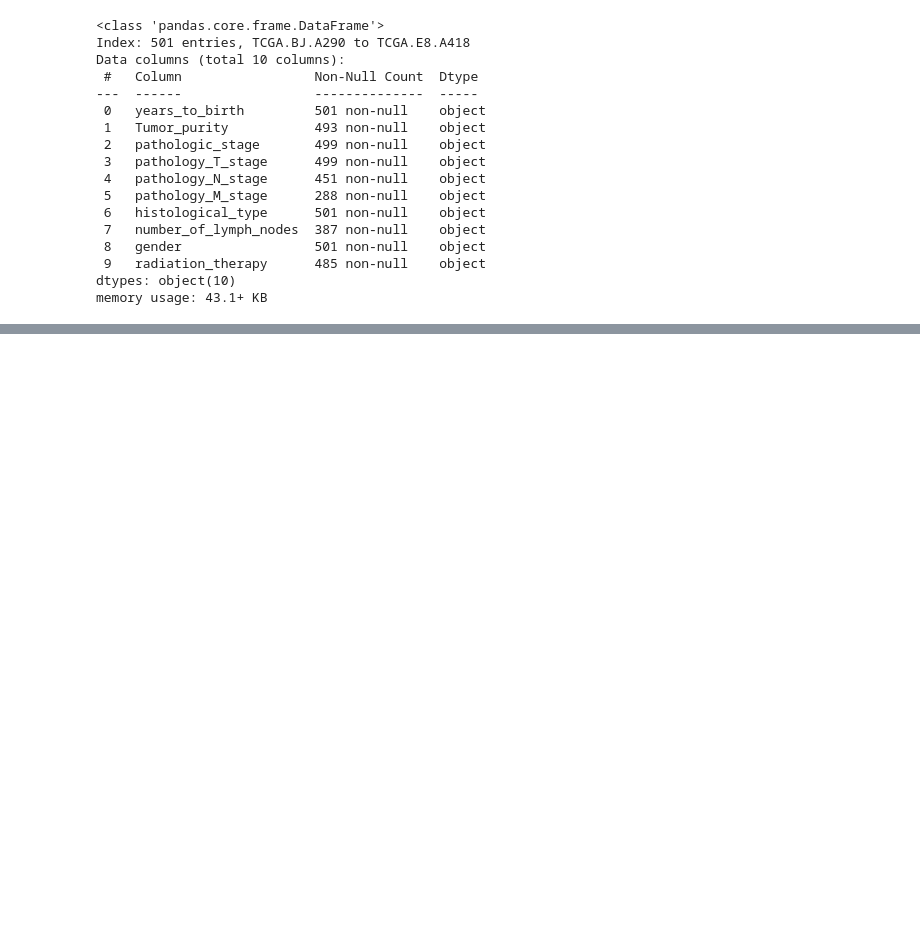
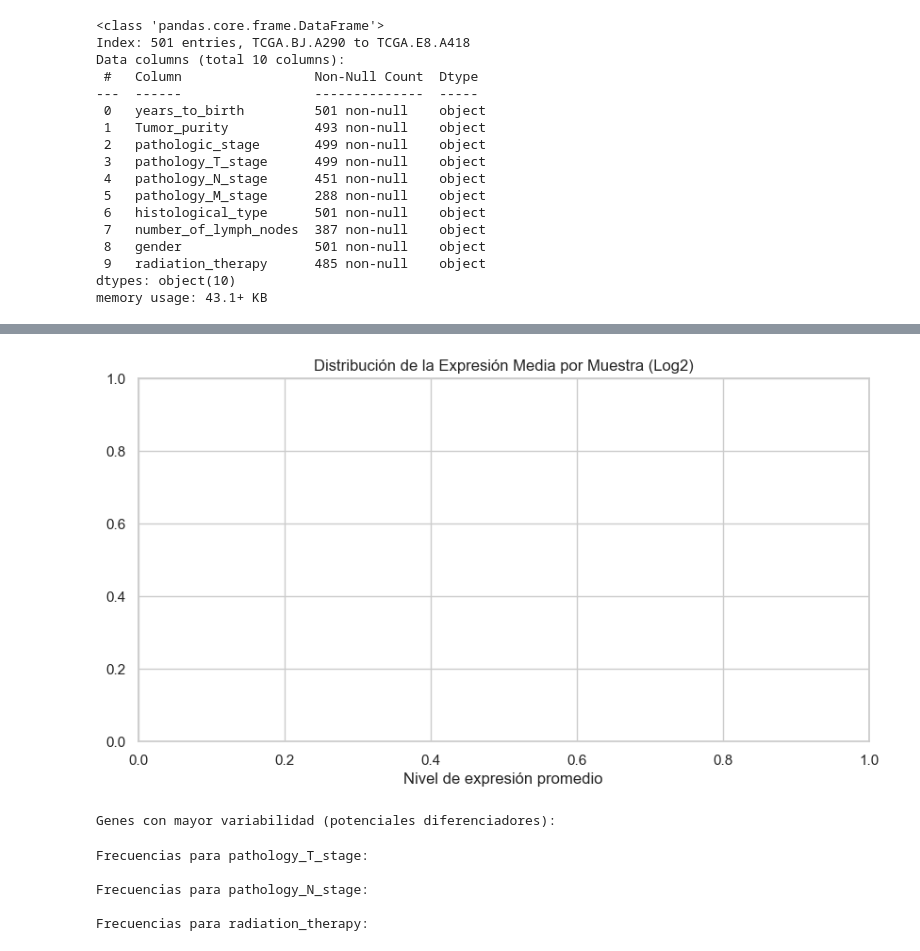
Before and after one commit to lolabarrios/Proyect_Break_EDA, a Jupyter notebook: codigo_EDA.ipynb, the cells around one changed output, grey strips where cells are left out. Saved outputs shown, nothing was run; the diff lists cells and outputs as text; code cells hidden in the pictures; blank space fills up the shorter version.

```diff
--- a/codigo_EDA.ipynb
+++ b/codigo_EDA.ipynb
@@ -124,0 +160,22 @@ memory usage: 43.1+ KB
+# %%
+
+# Calculamos la media de expresión de todos los genes por cada muestra
+plt.figure(figsize=(10, 5))
+plt.title('Distribución de la Expresión Media por Muestra (Log2)')
+plt.xlabel('Nivel de expresión promedio')
+plt.show()
+
+# Identificar los 5 genes con mayor varianza (potenciales biomarcadores)
+print("Genes con mayor variabilidad (potenciales diferenciadores):")
+# %% [output]
+[figure, added]
+Genes con mayor variabilidad (potenciales diferenciadores):
+# %%
+for col in ['pathology_T_stage', 'pathology_N_stage', 'radiation_therapy']:
+    print(f"\nFrecuencias para {col}:")
+# %% [output]
+Frecuencias para pathology_T_stage:
+
+Frecuencias para pathology_N_stage:
+
+Frecuencias para radiation_therapy:
```
Also changed, not shown: parts of 8 cells of this notebook.
